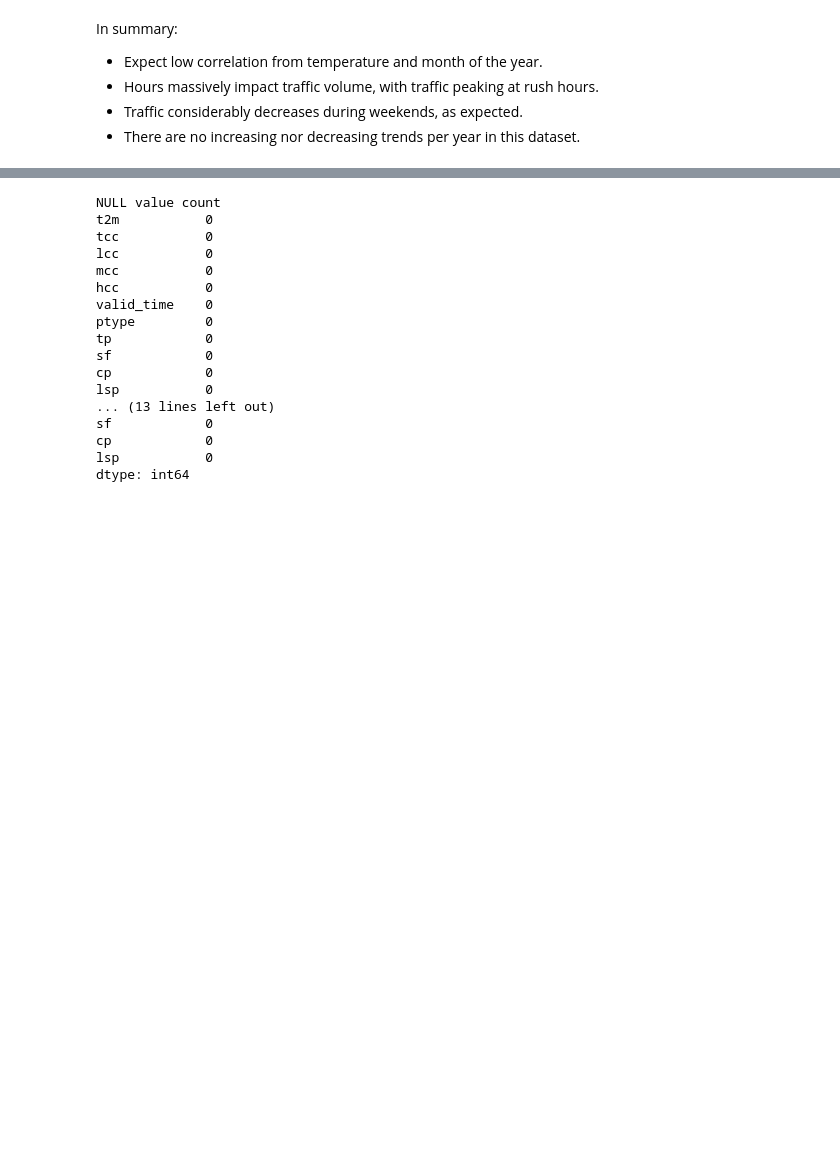
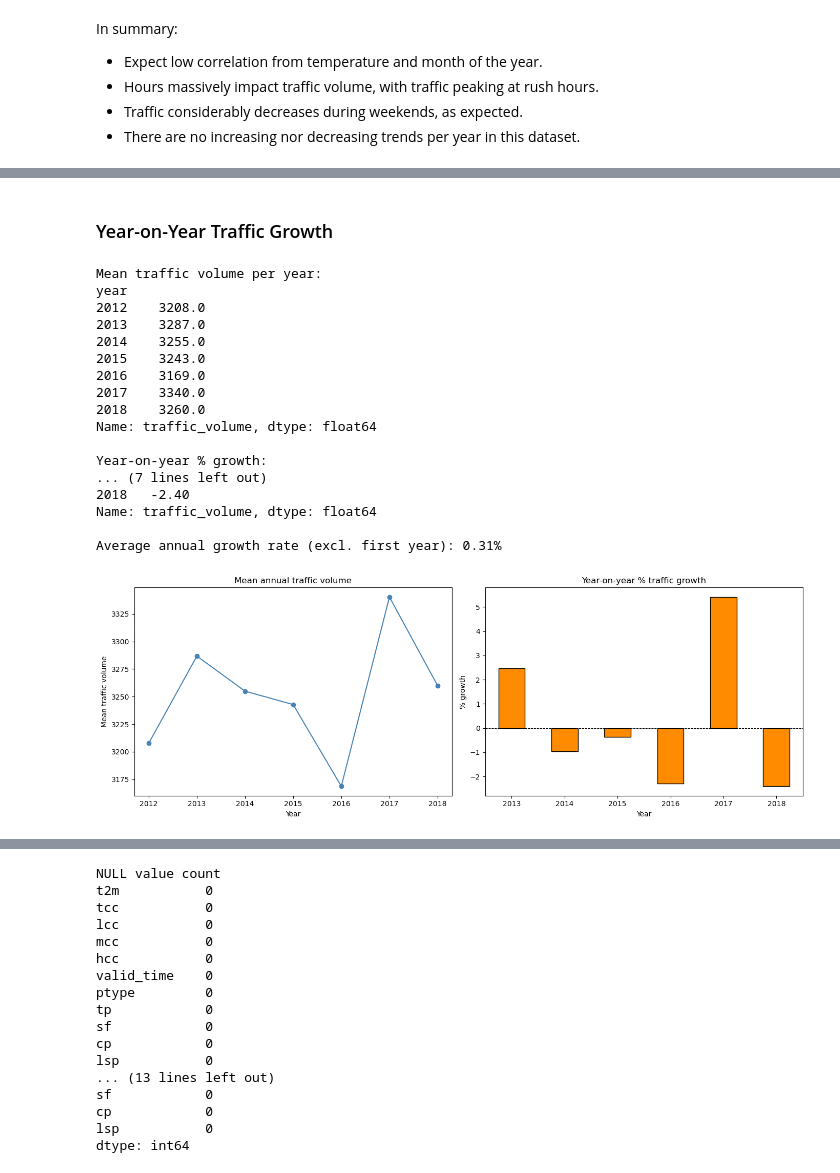
Before and after one commit to chatdanai-s/ERA5-traffic-prediction, a Jupyter notebook: 01_EDA_and_feature_engineering.ipynb, the cells around one changed output, grey strips where cells are left out. Saved outputs shown, nothing was run; the diff lists cells and outputs as text; code cells hidden in the pictures; blank space fills up the shorter version.

```diff
--- a/01_EDA_and_feature_engineering.ipynb
+++ b/01_EDA_and_feature_engineering.ipynb
@@ -502,0 +685,49 @@ In summary:
+# %% [markdown]
+### Year-on-Year Traffic Growth
+# %%
+yearly_mean = traffic.groupby('year')['traffic_volume'].mean()
+yoy_growth = yearly_mean.pct_change() * 100
+
+print('Mean traffic volume per year:')
+print(yearly_mean.round(0))
+print()
+print('Year-on-year % growth:')
+print(yoy_growth.round(2))
+print()
+print(f'Average annual growth rate (excl. first year): {yoy_growth.dropna().mean():.2f}%')
+
+fig, axes = plt.subplots(1, 2, figsize=(14, 5))
+
+yearly_mean.plot(ax=axes[0], marker='o', color='steelblue')
+axes[0].set_title('Mean annual traffic volume')
+axes[0].set_xlabel('Year')
+axes[0].set_ylabel('Mean traffic volume')
+
+yoy_growth.dropna().plot(ax=axes[1], kind='bar', color='darkorange', edgecolor='black')
+axes[1].axhline(0, color='black', linewidth=0.8, linestyle='--')
+axes[1].set_title('Year-on-year % traffic growth')
+axes[1].set_xlabel('Year')
+axes[1].set_ylabel('% growth')
+axes[1].tick_params(axis='x', rotation=0)
+
+plt.tight_layout()
+plt.show()
+# %% [output]
+Mean traffic volume per year:
+year
+2012    3208.0
+2013    3287.0
+2014    3255.0
+2015    3243.0
+2016    3169.0
+2017    3340.0
+2018    3260.0
+Name: traffic_volume, dtype: float64
+
+Year-on-year % growth:
+... (7 lines left out)
+2018   -2.40
+Name: traffic_volume, dtype: float64
+
+Average annual growth rate (excl. first year): 0.31%
+[figure, added]
```
Also changed, not shown: parts of 37 cells of this notebook, 12 other files.
